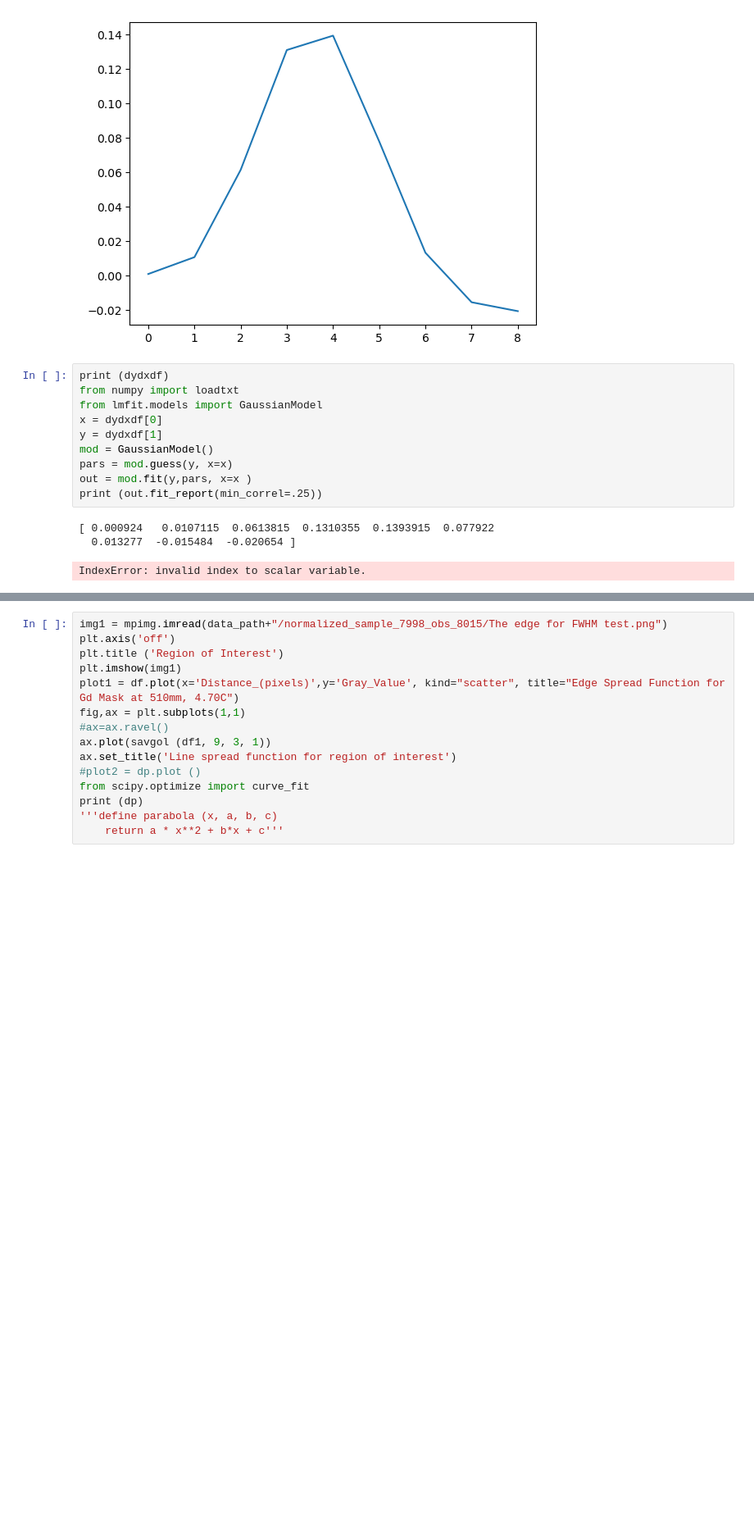
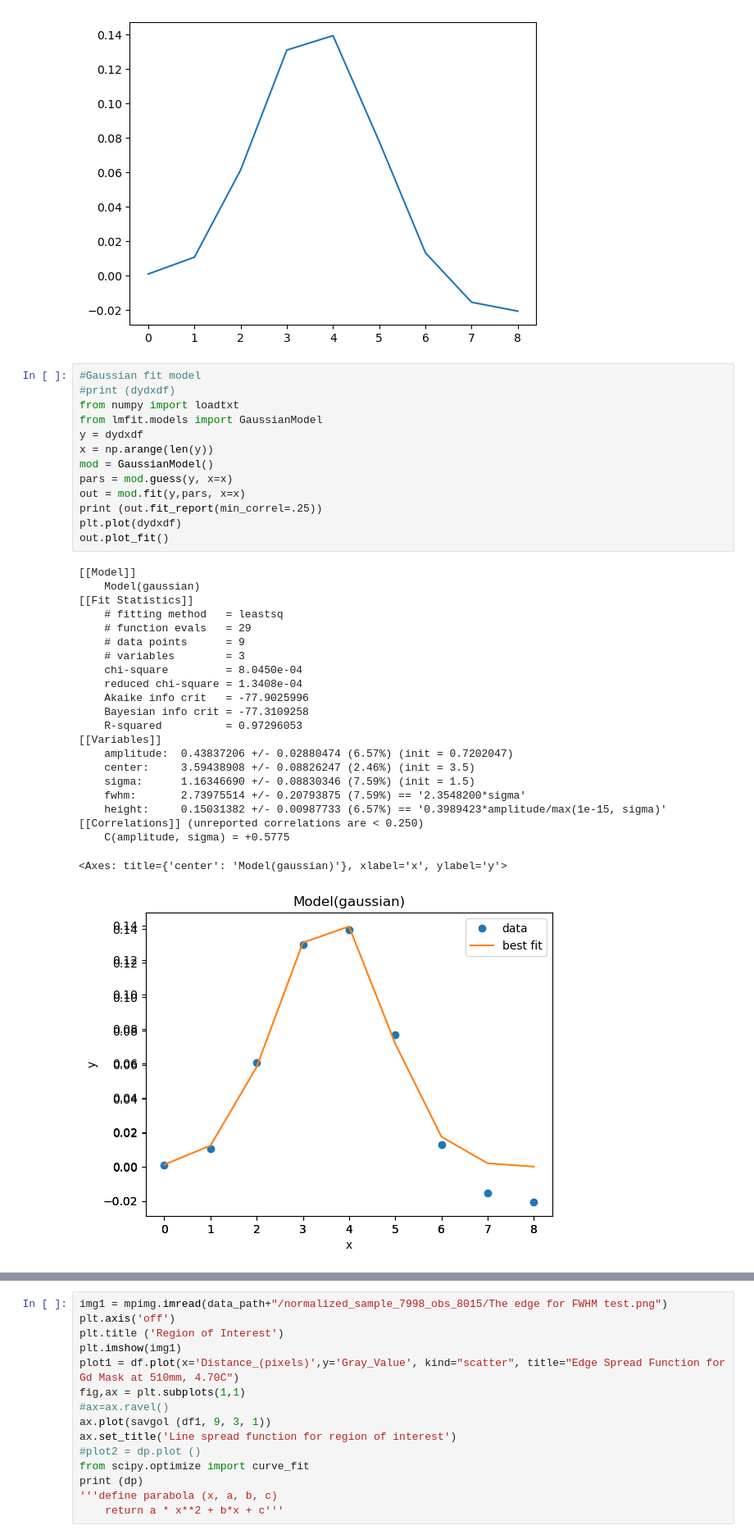
Before and after one commit to ornlneutronimaging/MCP_Sensor_Resolution, a Jupyter notebook: Normalization_Resolution_function_MCP_sensor.ipynb, the cells around one changed output, grey strips where cells are left out. Shown at 82% size. Saved outputs shown, nothing was run; the diff lists cells and outputs as text; blank space fills up the shorter version.

```diff
--- a/Normalization_Resolution_function_MCP_sensor.ipynb
+++ b/Normalization_Resolution_function_MCP_sensor.ipynb
@@ -61,16 +61,38 @@ plt.plot(dydxdf)
 [<matplotlib.lines.Line2D at 0x...>]
 [figure]
 # %%
-print (dydxdf)
+#Gaussian fit model
+#print (dydxdf)
 from numpy import loadtxt
 from lmfit.models import GaussianModel
-x = dydxdf[0]
-y = dydxdf[1]
+y = dydxdf
+x = np.arange(len(y))
 mod = GaussianModel()
 pars = mod.guess(y, x=x)
-out = mod.fit(y,pars, x=x )
+out = mod.fit(y,pars, x=x)
 print (out.fit_report(min_correl=.25))
+plt.plot(dydxdf)
+out.plot_fit()
 # %% [output]
-[ 0.000924   0.0107115  0.0613815  0.1310355  0.1393915  0.077922
-  0.013277  -0.015484  -0.020654 ]
+[[Model]]
+    Model(gaussian)
+[[Fit Statistics]]
+    # fitting method   = leastsq
+    # function evals   = 29
+    # data points      = 9
+    # variables        = 3
+    chi-square         = 8.0450e-04
+    reduced chi-square = 1.3408e-04
+    Akaike info crit   = -77.9025996
+    Bayesian info crit = -77.3109258
+    R-squared          = 0.97296053
+[[Variables]]
+    amplitude:  0.43837206 +/- 0.02880474 (6.57%) (init = 0.7202047)
+    center:     3.59438908 +/- 0.08826247 (2.46%) (init = 3.5)
+    sigma:      1.16346690 +/- 0.08830346 (7.59%) (init = 1.5)
+    fwhm:       2.73975514 +/- 0.20793875 (7.59%) == '2.3548200*sigma'
+    height:     0.15031382 +/- 0.00987733 (6.57%) == '0.3989423*amplitude/max(1e-15, sigma)'
+[[Correlations]] (unreported correlations are < 0.250)
+    C(amplitude, sigma) = +0.5775
-IndexError: invalid index to scalar variable.
+<Axes: title={'center': 'Model(gaussian)'}, xlabel='x', ylabel='y'>
+[figure, added]
```
Also changed, not shown: parts of 1 cell of this notebook.
